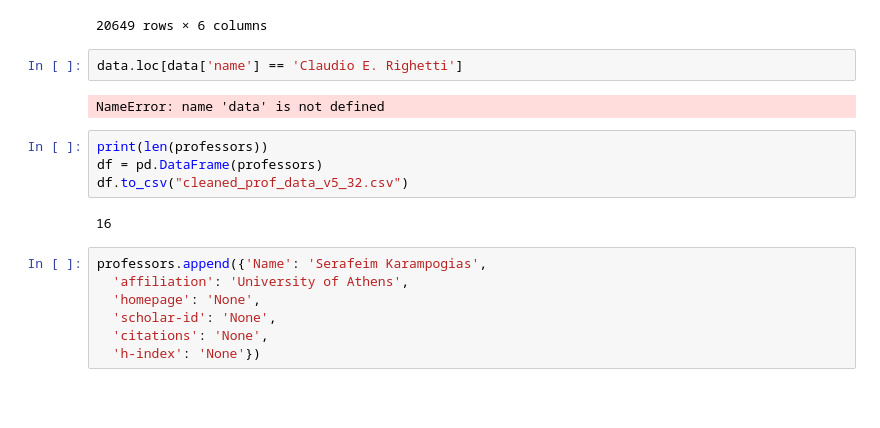
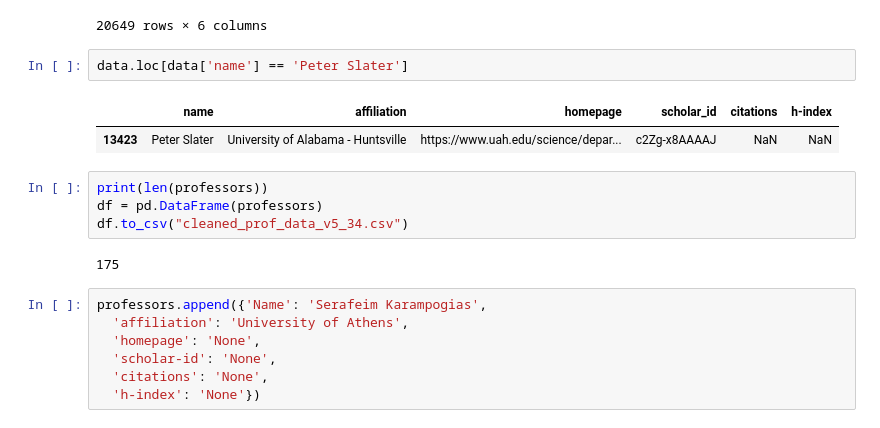
Before and after one commit to ychhatre/csimpact, a Jupyter notebook: code/old_test_code/Untitled.ipynb, the cells around one changed output. Saved outputs shown, nothing was run; the diff lists cells and outputs as text; blank space fills up the shorter version.

Commit message:
added 1 more file to bad prof scrape

```diff
--- a/code/old_test_code/Untitled.ipynb
+++ b/code/old_test_code/Untitled.ipynb
@@ -182,15 +199,16 @@ data
 | 20648 | Emre Sefer | Özyeğin University | http://www.emresefer.com | W5qWthcAAAAJ | 253.0 | 10.0 |
 20649 rows × 6 columns
 # %%
-data.loc[data['name'] == 'Claudio E. Righetti']
+data.loc[data['name'] == 'Peter Slater']
 # %% [output]
-NameError: name 'data' is not defined
+|  | name | affiliation | homepage | scholar_id | citations | h-index |
+| 13423 | Peter Slater | University of Alabama - Huntsville | https://www.uah.edu/science/depar... | c2Zg-x8AAAAJ | NaN | NaN |
 # %%
 print(len(professors))
 df = pd.DataFrame(professors)
-df.to_csv("cleaned_prof_data_v5_32.csv")
+df.to_csv("cleaned_prof_data_v5_34.csv")
 # %% [output]
-16
+175
 # %%
 professors.append({'Name': 'Serafeim Karampogias',
   'affiliation': 'University of Athens',
```
Also changed, not shown: parts of 2 cells of this notebook, 1 other file.
